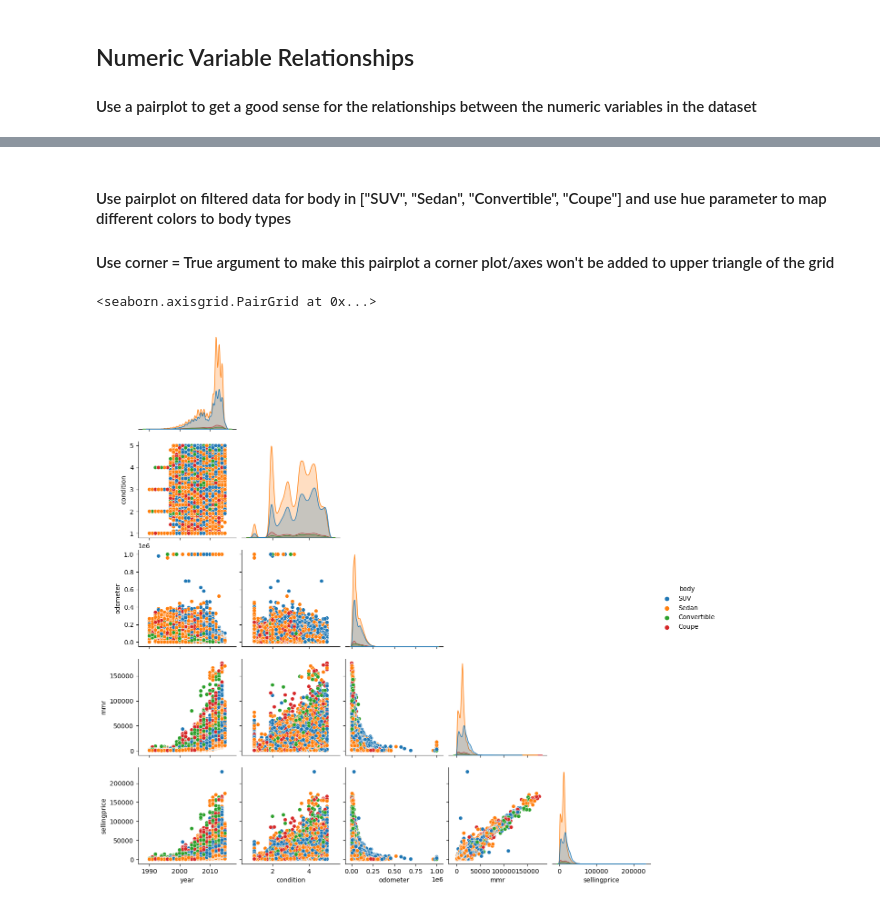
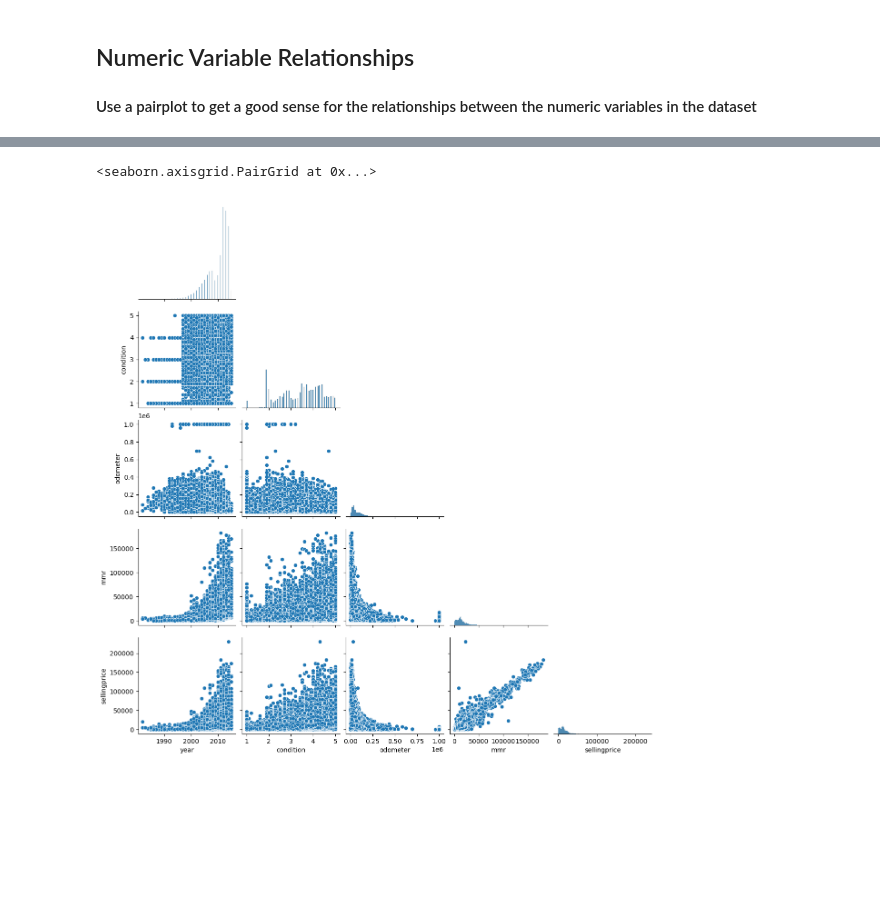
Before and after one commit to MeetPatel89/car_sales_analysis, a Jupyter notebook: notebook.ipynb, the cells around one changed output, grey strips where cells are left out. Saved outputs shown, nothing was run; the diff lists cells and outputs as text; code cells hidden in the pictures; blank space fills up the shorter version.

```diff
--- a/notebook.ipynb
+++ b/notebook.ipynb
@@ -97,12 +93,6 @@ sns.pairplot(df, diag_kind="kde")
-# %% [markdown]
-#### Use pairplot on filtered data for body in ["SUV", "Sedan", "Convertible", "Coupe"] and use hue parameter to map different colors to body types
-#### Use corner = True argument to make this pairplot a corner plot/axes won't be added to upper triangle of the grid
-# %%
-sns.pairplot(
-    df[df["body"].isin(["SUV", "Sedan", "Convertible", "Coupe"])],
-    corner=True,
-    hue='body'
-)
-# %% [output]
-<seaborn.axisgrid.PairGrid at 0x...>
-[figure, removed]
+# %%
+# Turn upper corner of the pairplot matrix off to avoid redundancy
+sns.pairplot(df, corner=True)
+# %% [output]
+<seaborn.axisgrid.PairGrid at 0x...>
+[figure, added]
```
Also changed, not shown: parts of 5 cells of this notebook, 3 other files.
